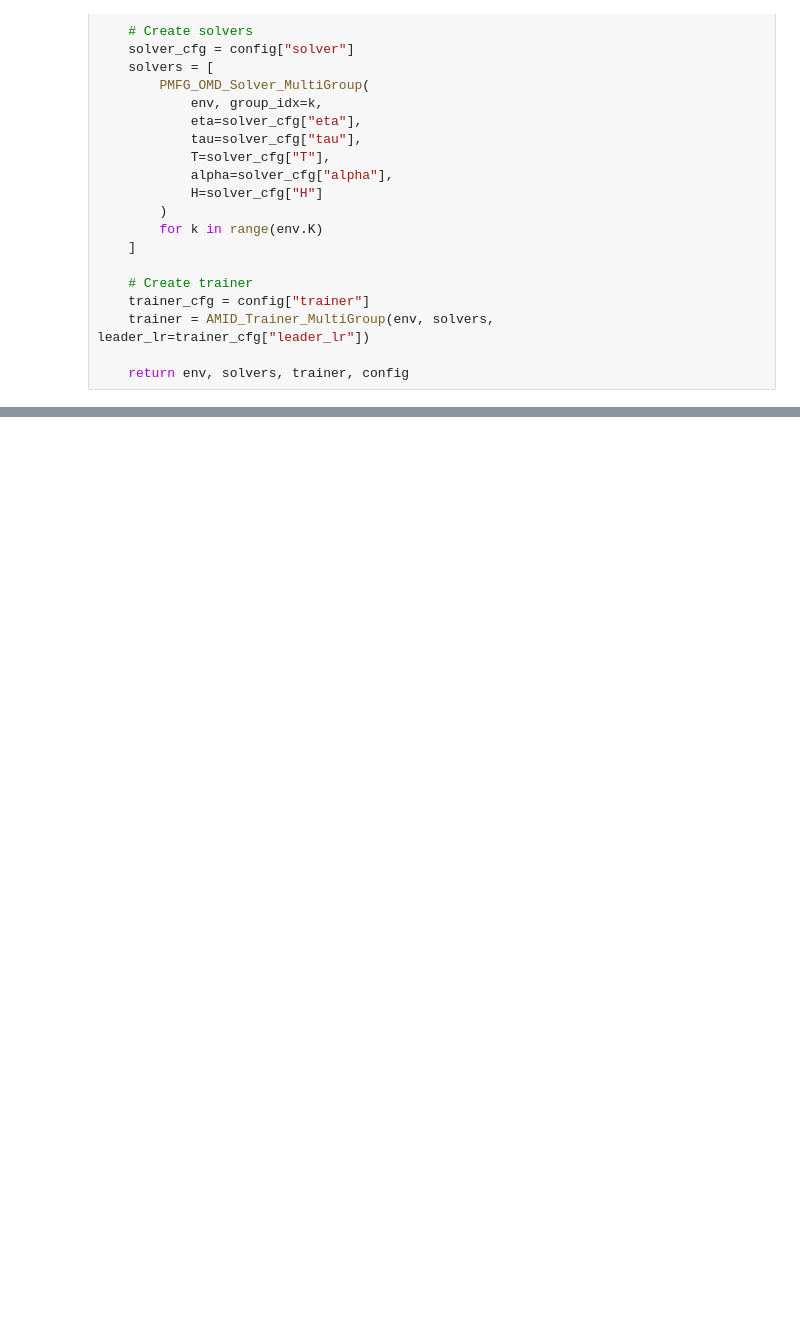
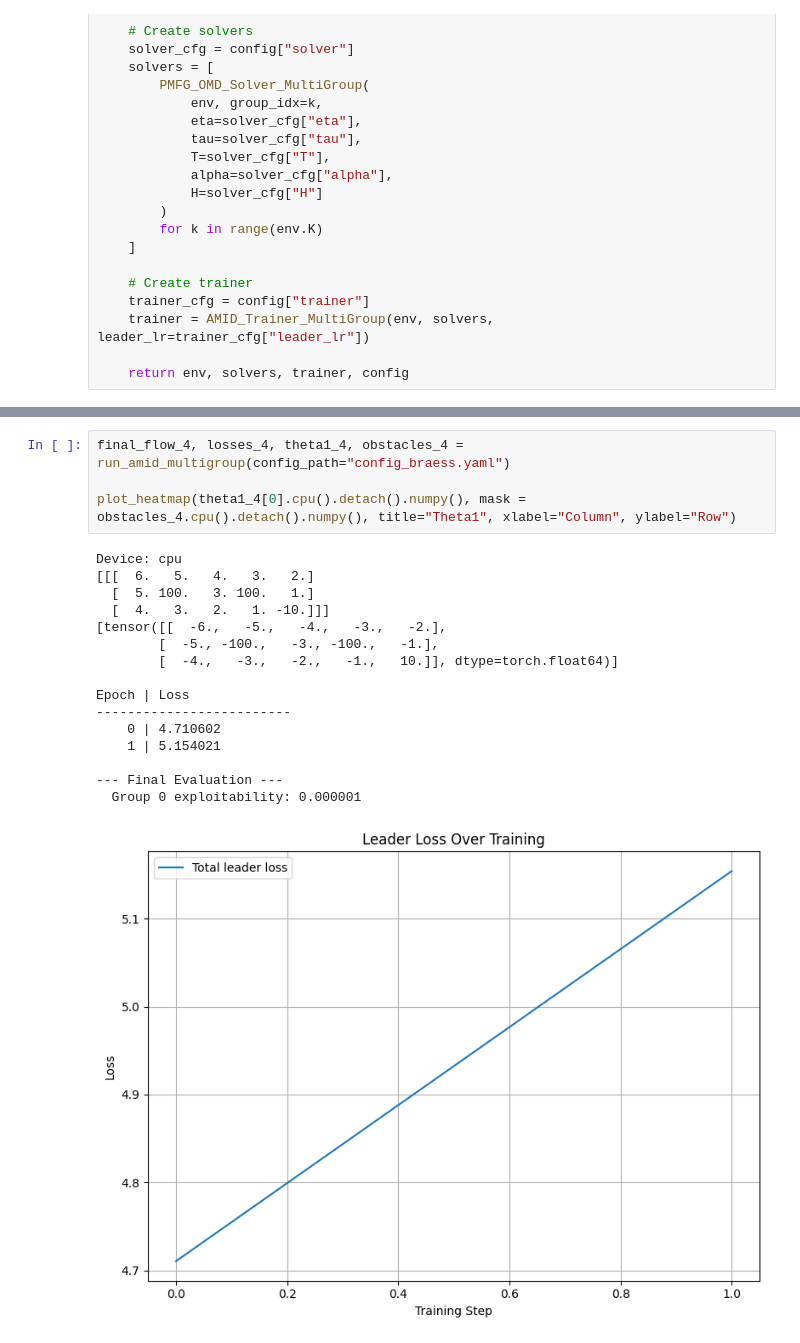
Before and after one commit to kbundaleski9000/thesis, a Jupyter notebook: helper - Copy.ipynb, the cells around one changed output, grey strips where cells are left out. Drawn from its saved outputs; the diff is of its cells as text; blank space fills up the shorter version.

```diff
--- a/helper - Copy.ipynb
+++ b/helper - Copy.ipynb
@@ -221,0 +133,21 @@ Running AMID Multi-Group Example...
+# %%
+final_flow_4, losses_4, theta1_4, obstacles_4 = run_amid_multigroup(config_path="config_braess.yaml")
+
+plot_heatmap(theta1_4[0].cpu().detach().numpy(), mask = obstacles_4.cpu().detach().numpy(), title="Theta1", xlabel="Column", ylabel="Row")
+# %% [output]
+Device: cpu
+[[[  6.   5.   4.   3.   2.]
+  [  5. 100.   3. 100.   1.]
+  [  4.   3.   2.   1. -10.]]]
+[tensor([[  -6.,   -5.,   -4.,   -3.,   -2.],
+        [  -5., -100.,   -3., -100.,   -1.],
+        [  -4.,   -3.,   -2.,   -1.,   10.]], dtype=torch.float64)]
+
+Epoch | Loss
+-------------------------
+    0 | 4.710602
+    1 | 5.154021
+
+--- Final Evaluation ---
+  Group 0 exploitability: 0.000001
+[figure, added]
```
Also changed, not shown: parts of 10 cells of this notebook, 9 other files.
